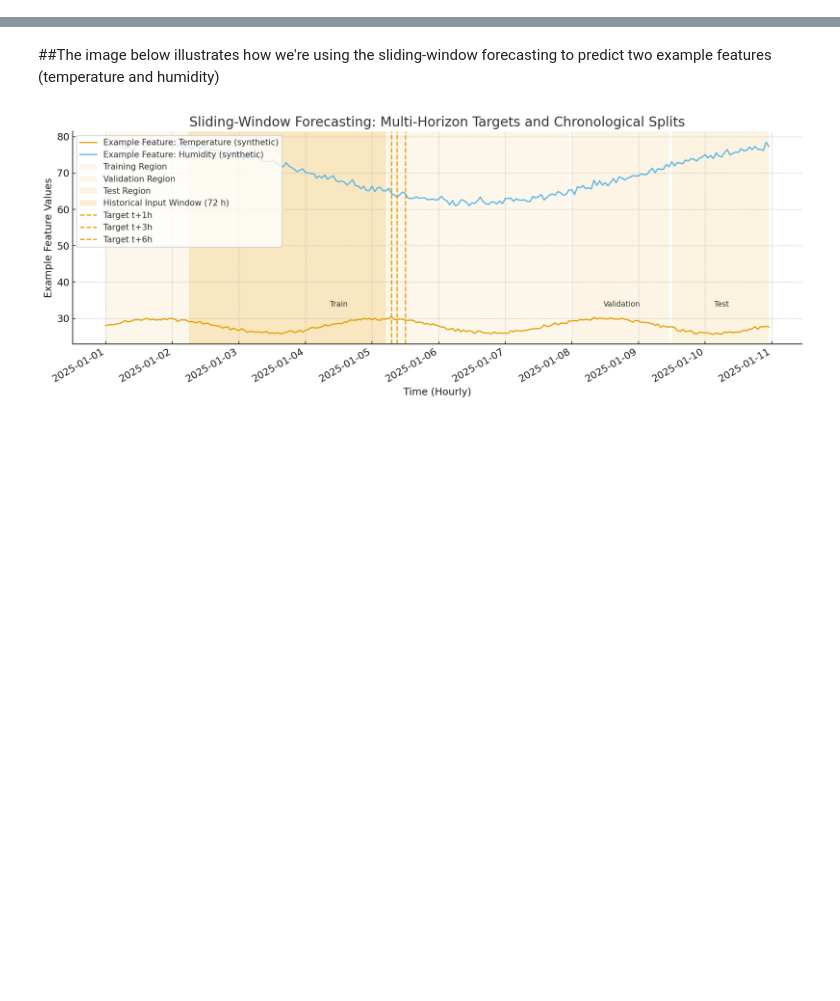
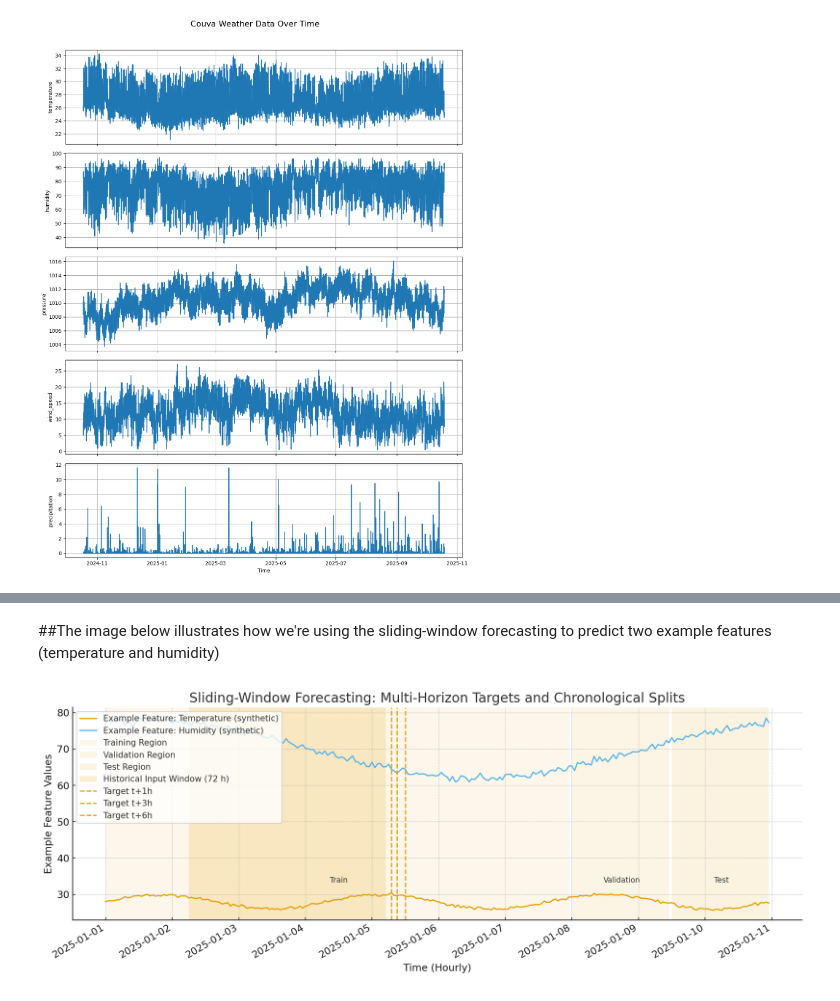
Before and after one commit to rishi-latchmepersad/TinyML-Home-Weather-Forecasting, a Jupyter notebook: microclimate_forecast_model.ipynb, the cells around one changed output, grey strips where cells are left out. Saved outputs shown, nothing was run; the diff lists cells and outputs as text; code cells hidden in the pictures; blank space fills up the shorter version.

```diff
--- a/microclimate_forecast_model.ipynb
+++ b/microclimate_forecast_model.ipynb
@@ -105,0 +108,15 @@ print(couva_weather_dataframe.head(), couva_weather_dataframe.tail(), couva_weat
+# %%
+# Plot each weather feature over time so we can see what it looks like
+fig, axes = plt.subplots(nrows=len(couva_weather_dataframe.columns), ncols=1, figsize=(12, 15), sharex=True)
+
+for i, col in enumerate(couva_weather_dataframe.columns):
+    axes[i].plot(couva_weather_dataframe.index, couva_weather_dataframe[col])
+    axes[i].set_ylabel(col)
+    axes[i].grid(True)
+
+plt.xlabel("Time")
+fig.suptitle("Couva Weather Data Over Time", y=1.02, fontsize=16)
+plt.tight_layout()
+plt.show()
+# %% [output]
+[figure, added]
```
Also changed, not shown: parts of 9 cells of this notebook.
